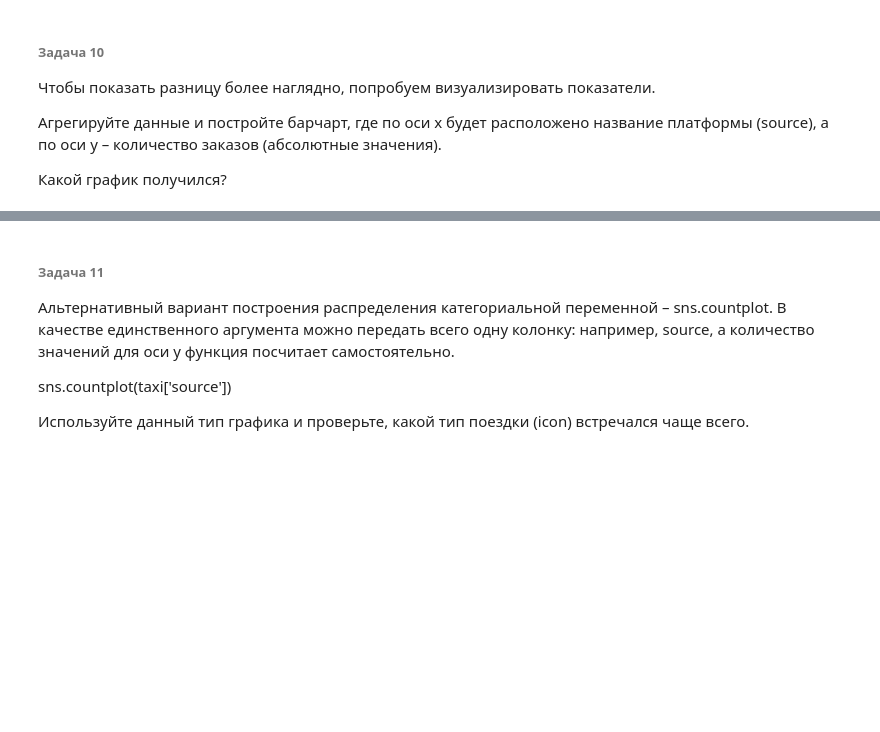
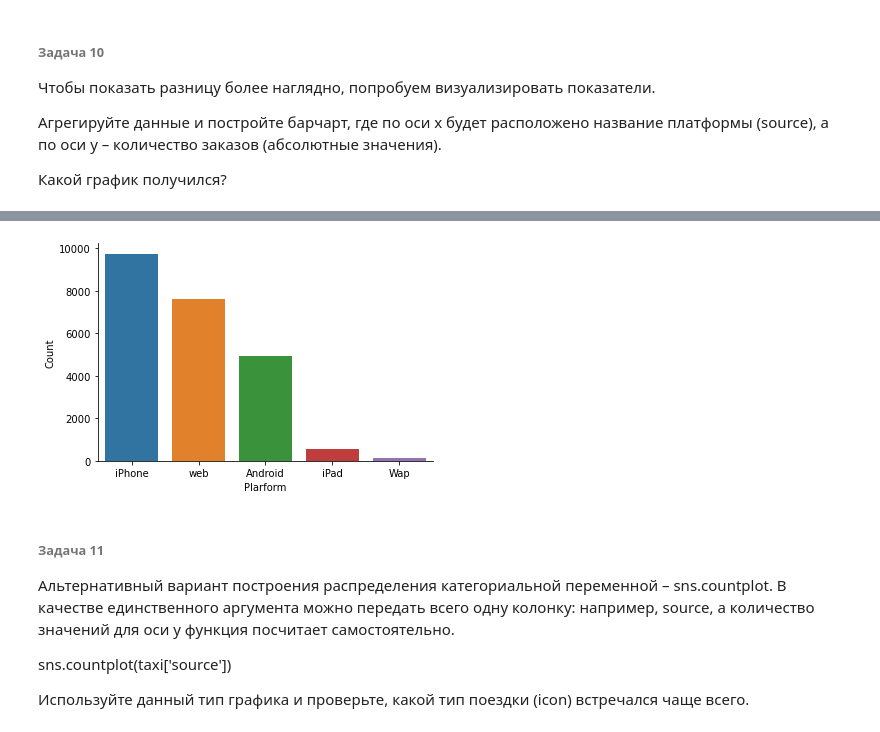
Before and after one commit to dimkaklim/karpov_demo_da, a Jupyter notebook: karpov_hw3.ipynb, the cells around one changed output, grey strips where cells are left out. Saved outputs shown, nothing was run; the diff lists cells and outputs as text; code cells hidden in the pictures; blank space fills up the shorter version.

```diff
--- a/karpov_hw3.ipynb
+++ b/karpov_hw3.ipynb
@@ -245,0 +256,5 @@ sns.barplot(x = 'source', y = 'journey', data = source_count)
+# %%
+source_counts = taxi.source.value_counts() \
+                    .reset_index() \
+                    .rename(columns={'index' : 'source', 'source' : 'count'})
+source_counts
@@ -246,3 +268,10 @@ sns.barplot(x = 'source', y = 'journey', data = source_count)
+# %%
+ax = sns.barplot(x = 'source', y = 'count', data = source_counts)
+ax.set(xlabel='Plarform', ylabel='Count')
+sns.despine()
+plt.show()
+# %% [output]
+[figure, added]
 # %% [markdown]
 ###### Задача 11
 Альтернативный вариант построения распределения категориальной переменной – sns.countplot. В качестве единственного аргумента можно передать всего одну колонку: например, source, а количество значений для оси y функция посчитает самостоятельно.
```
Also changed, not shown: parts of 26 cells of this notebook.
